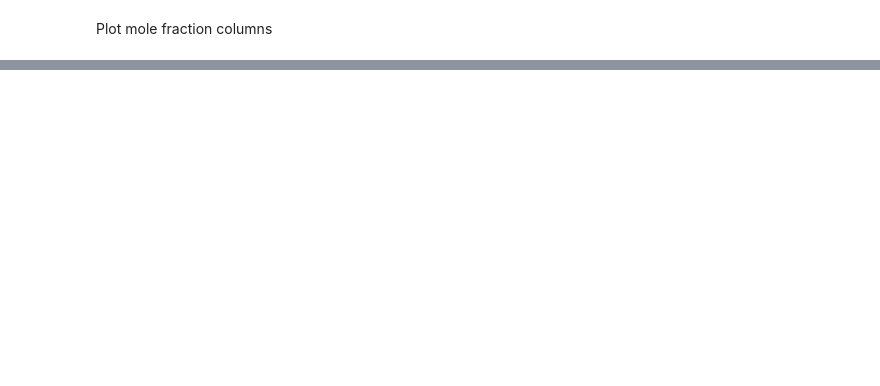
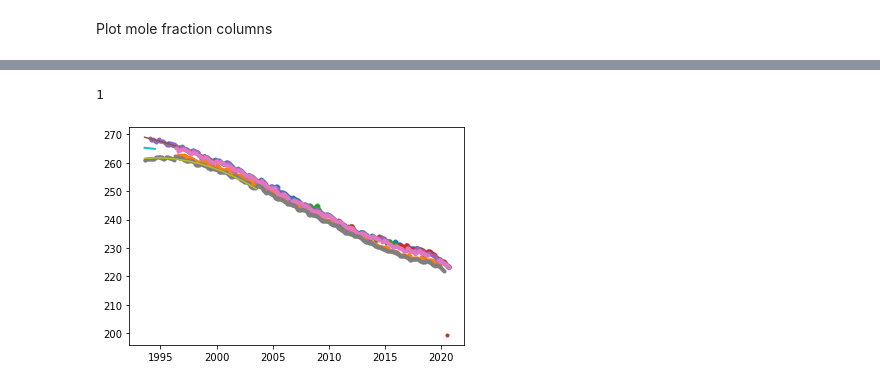
Before and after one commit to mrghg/py12box_invert, a Jupyter notebook: notebooks/agage_data.ipynb, the cells around one changed output, grey strips where cells are left out. Drawn from its saved outputs; the diff is of its cells as text; code cells hidden in the pictures; blank space fills up the shorter version.

```diff
--- a/notebooks/agage_data.ipynb
+++ b/notebooks/agage_data.ipynb
@@ -50,0 +51,54 @@ df.loc[:, idx[:, :, "mf"]].plot()
+# %%
+sites = set([c[0] for c in df.columns])
+# %%
+len(wh_finite)
+# %% [output]
+1
+# %%
+import matplotlib.pyplot as plt
+
+def f(x, a, b, c):
+    return a + b*x + c*x**2
+
+x = utils.decimal_date(df.index)
+wh_first = np.where(x < x[0] + 10.)
+x_first = x[wh_first]
+
+global_mean_y1 = np.zeros(12)
+global_mean_count = 0
+
+for s in sites:
+    y = np.squeeze(df.loc[:, idx[s, :, "mf"]].values)
+
+    plt.plot(x, y, '.')
+
+    y_first = y[wh_first]
+
+    wh_finite = np.where(np.isfinite(y_first))
+
+    if len(wh_finite[0]) > 0:
+        if wh_finite[0][0] < 24:
+            x_finite = x_first[wh_finite]
+            y_finite = y_first[wh_finite]
+
+            fit_params, pcov = curve_fit(f, x_finite, y_finite)
+
+            global_mean_y1 += f(x_first[0:12], *fit_params)
+            global_mean_count += 1
+
+            plt.plot(x_first, f(x_first, *fit_params))
+
+global_mean_y1 /= global_mean_count
+
+plt.plot(x_first[0:12], global_mean_y1, linewidth = 2.)
+
+global_ic = global_mean_y1[0]
+global_ic_trend = global_mean_y1[11] - global_mean_y1[0]
+
+lifetime = 50.
+Matm = 5.1170001e+21 / 28.97
+mol_mass = 137.
+
+q0 = Matm * (global_ic_trend + global_ic / lifetime) / 1e12 * mol_mass / 1e12
+# %% [output]
+[figure, added]
```
Also changed, not shown: parts of 4 cells of this notebook, 1 other file.
